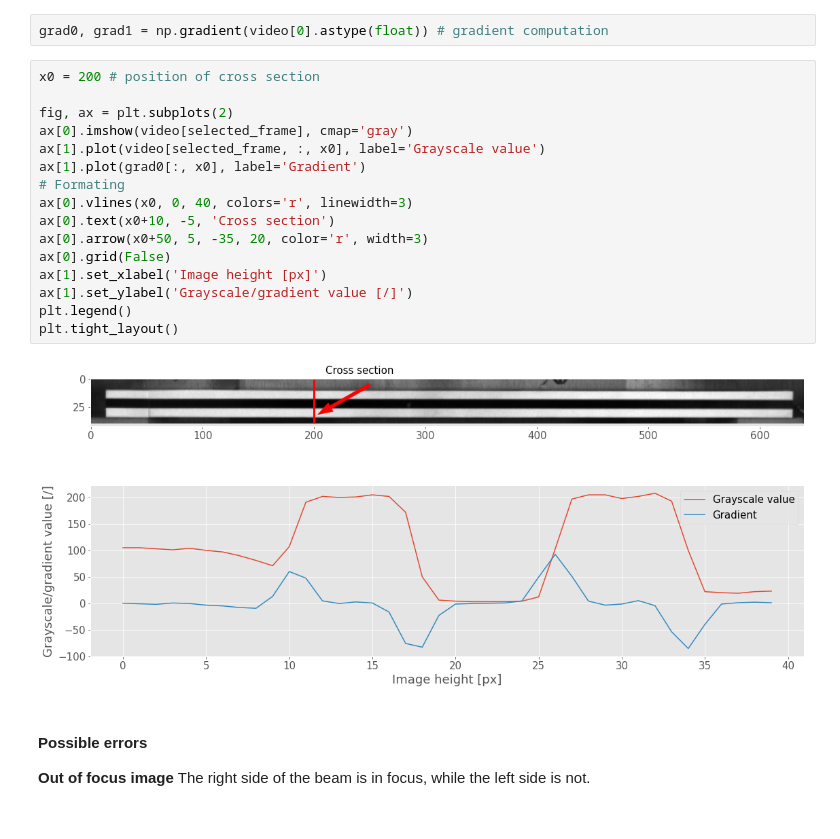
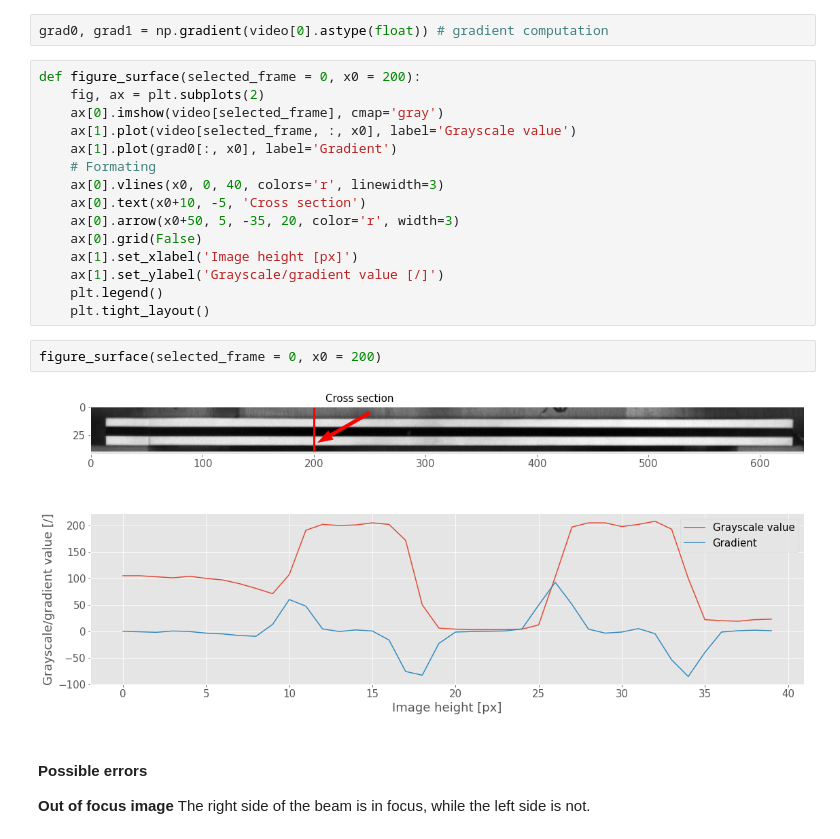
Before and after one commit to ladisk/sdPy, a Jupyter notebook: Part 2 - High-speed based EMA powered by open-source Python tools.ipynb, the cells around one changed output. Saved outputs shown, nothing was run; the diff lists cells and outputs as text.

```diff
--- a/Part 2 - High-speed based EMA powered by open-source Python tools.ipynb
+++ b/Part 2 - High-speed based EMA powered by open-source Python tools.ipynb
@@ -122,23 +122,24 @@ Stripe pattern and random speckle pattern generation is implemented in the [spec
 # %%
 grad0, grad1 = np.gradient(video[0].astype(float)) # gradient computation
 # %%
-x0 = 200 # position of cross section
-
-fig, ax = plt.subplots(2)
-ax[0].imshow(video[selected_frame], cmap='gray')
-ax[1].plot(video[selected_frame, :, x0], label='Grayscale value')
-ax[1].plot(grad0[:, x0], label='Gradient')
-# Formating
-ax[0].vlines(x0, 0, 40, colors='r', linewidth=3)
-ax[0].text(x0+10, -5, 'Cross section')
-ax[0].arrow(x0+50, 5, -35, 20, color='r', width=3)
-ax[0].grid(False)
-ax[1].set_xlabel('Image height [px]')
-ax[1].set_ylabel('Grayscale/gradient value [/]')
-plt.legend()
-plt.tight_layout()
+def figure_surface(selected_frame = 0, x0 = 200):
+    fig, ax = plt.subplots(2)
+    ax[0].imshow(video[selected_frame], cmap='gray')
+    ax[1].plot(video[selected_frame, :, x0], label='Grayscale value')
+    ax[1].plot(grad0[:, x0], label='Gradient')
+    # Formating
+    ax[0].vlines(x0, 0, 40, colors='r', linewidth=3)
+    ax[0].text(x0+10, -5, 'Cross section')
+    ax[0].arrow(x0+50, 5, -35, 20, color='r', width=3)
+    ax[0].grid(False)
+    ax[1].set_xlabel('Image height [px]')
+    ax[1].set_ylabel('Grayscale/gradient value [/]')
+    plt.legend()
+    plt.tight_layout()
-# %% [output]
-[figure, removed]
+# %%
+figure_surface(selected_frame = 0, x0 = 200)
+# %% [output]
+[figure, added]
 # %% [markdown]
 #### Possible errors
 
```
Also changed, not shown: parts of 10 cells of this notebook, 1 other file.
